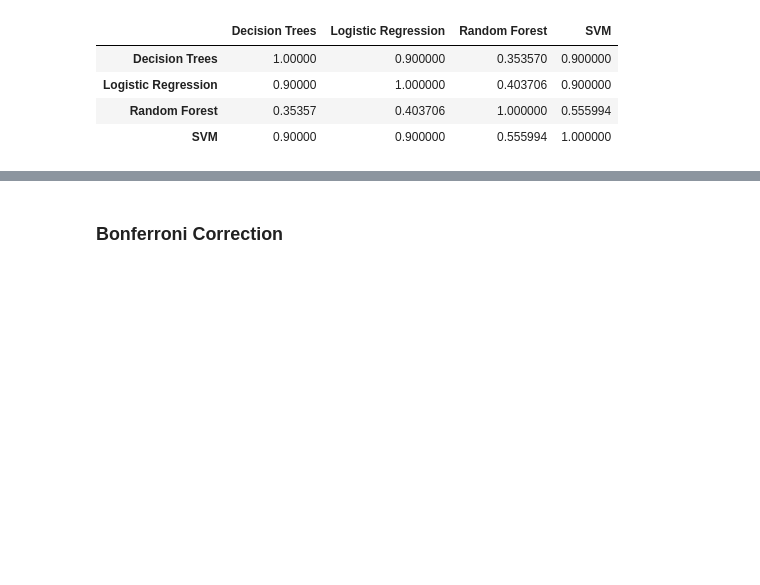
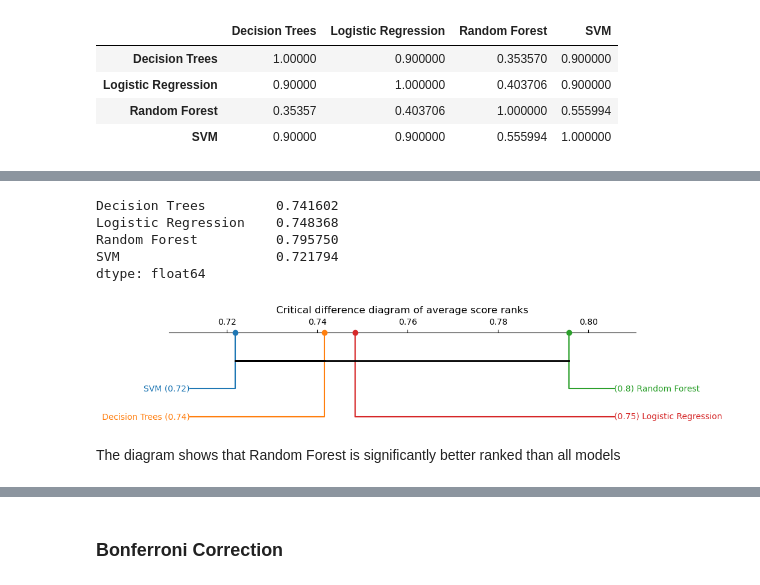
Before and after one commit to zoisboukouvalas/MachineLearningEvaluation_TowardsReliableResponsibleAI, a Jupyter notebook: Part_II/Chapter-6-Statistical-Significance/StatisticalSignificance_SO.ipynb, the cells around one changed output, grey strips where cells are left out. Drawn from its saved outputs; the diff is of its cells as text; code cells hidden in the pictures; blank space fills up the shorter version.

```diff
--- a/Part_II/Chapter-6-Statistical-Significance/StatisticalSignificance_SO.ipynb
+++ b/Part_II/Chapter-6-Statistical-Significance/StatisticalSignificance_SO.ipynb
@@ -973,0 +1010,22 @@ test_result
+# %%
+import pandas as pd
+
+data = {
+    'Domains': ['Breast Cancer', 'Liver', 'Balance Scale', 'Contact Lenses', 'Glass', 'Hepatitis', 'Hypothyroid', 'Tic tac toe', 'Diabetes', 'Anneal'],
+    'Decision Trees': [0.938596, 0.608696, 0.760000, 0.200000, 0.767442, 0.580645, 0.987362, 0.869792, 0.759740, 0.943750],
+    'Logistic Regression': [0.956140, 0.724638, 0.840000, 0.200000, 0.720930, 0.838710, 0.976303, 0.692708, 0.746753, 0.787500],
+    'Random Forest': [0.964912, 0.768116, 0.816000, 0.200000, 0.883721, 0.709677, 0.985782, 0.932292, 0.753247, 0.943750],
+    'SVM': [0.947368, 0.710145, 0.904000, 0.200000, 0.325581, 0.709677, 0.974724, 0.880208, 0.766234, 0.800000]
+}
+
+df = pd.DataFrame(data)
+df.set_index('Domains', inplace=True)
+
+averages = df.mean()
+print(averages)
+# %% [output]
+Decision Trees         0.741602
+Logistic Regression    0.748368
+Random Forest          0.795750
+SVM                    0.721794
+dtype: float64
@@ -973,0 +1035,33 @@ test_result
+# %%
+import numpy as np
+import matplotlib.pyplot as plt
+import scikit_posthocs as sp
+import pandas as pd
+
+names = ["Logistic Regression", "Random Forest", "SVM", "Decision Trees"]
+avranks = [0.748368, 0.795750, 0.721794, 0.741602]
+
+# Create a ranks Series with appropriate indices
+ranks = pd.Series(avranks, index=names)
+
+
+# 0 denotes no significant difference, 1 denotes significant difference
+test_result_array = np.array([
+    [0, 1, 0, 0],
+    [1, 0, 1, 1],
+    [0, 1, 0, 1],
+    [0, 1, 1, 0],
+])
+
+# Convert to DataFrame with labeled indices
+test_result = pd.DataFrame(test_result_array, index=names, columns=names)
+
+plt.figure(figsize=(10, 2), dpi=100)
+plt.title('Critical difference diagram of average score ranks')
+sp.critical_difference_diagram(ranks, test_result)
+plt.savefig("Table3-5.pdf",format="pdf",bbox_inches="tight")
+plt.show()
+# %% [output]
+[figure, added]
+# %% [markdown]
+The diagram shows that Random Forest is significantly better ranked than all models
```
Also changed, not shown: parts of 6 cells of this notebook.
